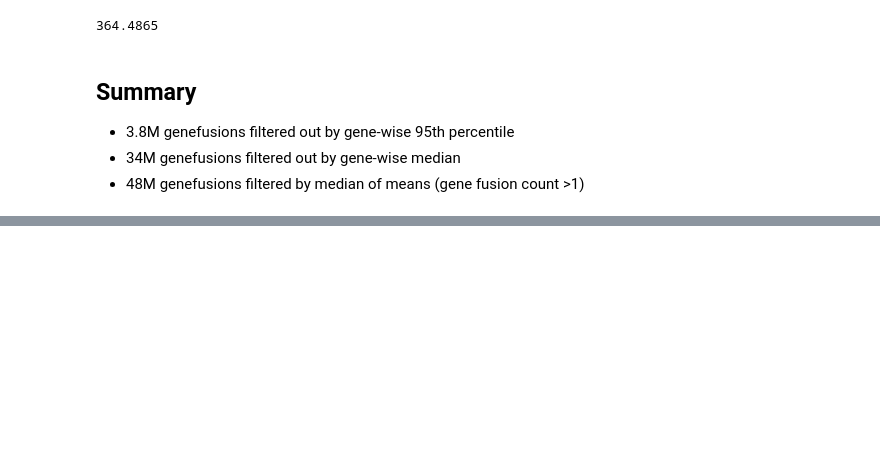
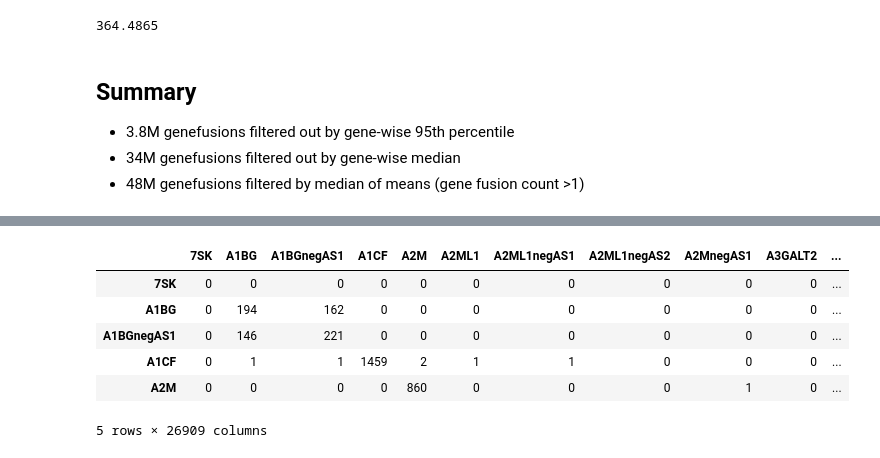
Before and after one commit to jakekrol/genefusion, a Jupyter notebook: scripts/python/prostate_analysis.ipynb, the cells around one changed output, grey strips where cells are left out. Saved outputs shown, nothing was run; the diff lists cells and outputs as text; code cells hidden in the pictures; blank space fills up the shorter version.

```diff
--- a/scripts/python/prostate_analysis.ipynb
+++ b/scripts/python/prostate_analysis.ipynb
@@ -426,0 +620,12 @@ comb
+# %%
+# numpy file format might reduce read time
+B = pd.read_csv('/data/jake/genefusion/data/1kg-gene_var_pairs.csv', sep='\t', index_col=0)
+B.head()
+# %% [output]
+|  | 7SK | A1BG | A1BGnegAS1 | A1CF | A2M | A2ML1 | A2ML1negAS1 | A2ML1negAS2 | A2MnegAS1 | A3GALT2 | ... |
+| 7SK | 0 | 0 | 0 | 0 | 0 | 0 | 0 | 0 | 0 | 0 | ... |
+| A1BG | 0 | 194 | 162 | 0 | 0 | 0 | 0 | 0 | 0 | 0 | ... |
+| A1BGnegAS1 | 0 | 146 | 221 | 0 | 0 | 0 | 0 | 0 | 0 | 0 | ... |
+| A1CF | 0 | 1 | 1 | 1459 | 2 | 1 | 1 | 0 | 0 | 0 | ... |
+| A2M | 0 | 0 | 0 | 0 | 860 | 0 | 0 | 0 | 1 | 0 | ... |
+5 rows × 26909 columns
```
Also changed, not shown: parts of 45 cells of this notebook.
